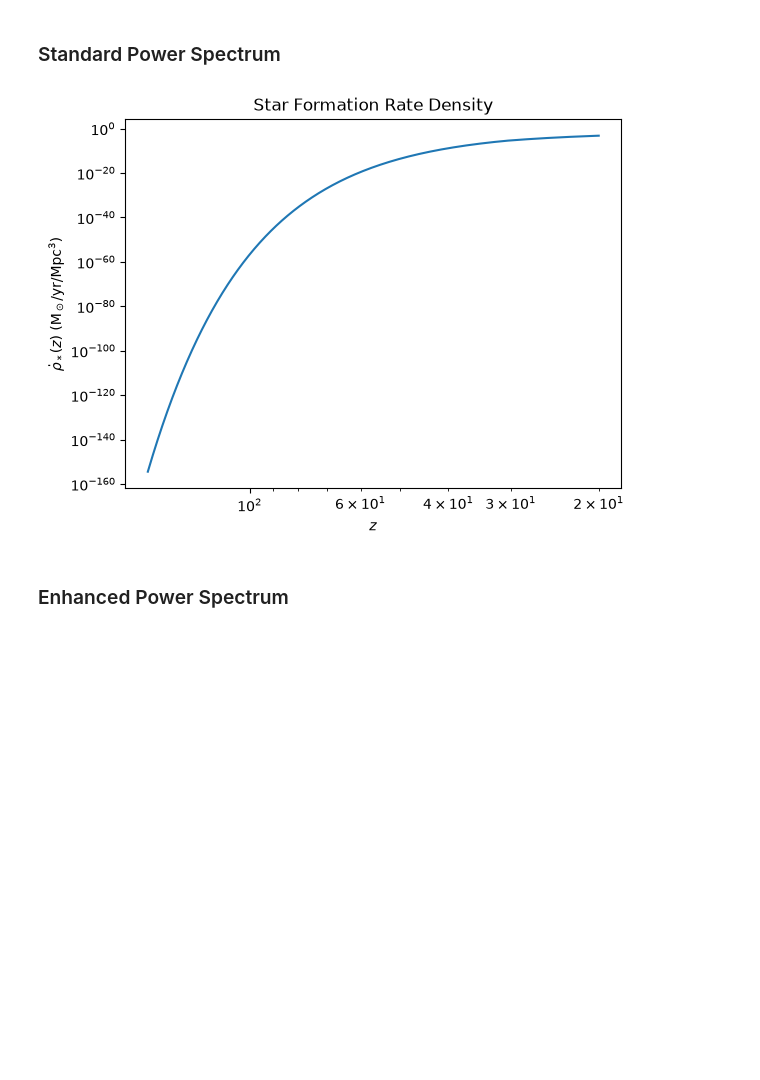
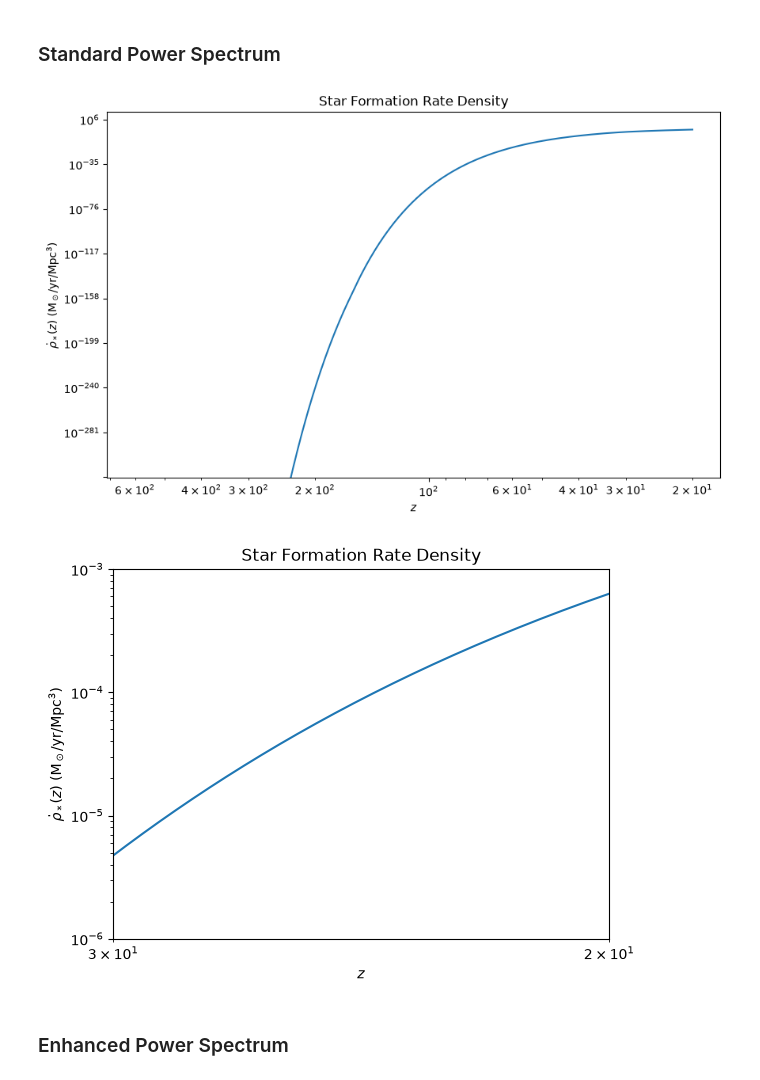
Before and after one commit to Galaxy-Formation-and-IGM/Enhanced-Primordial-Power-Spectrum, a Jupyter notebook: Notebooks/EnhancedPrimordial_PS.ipynb, the cells around one changed output. Saved outputs shown, nothing was run; the diff lists cells and outputs as text; code cells hidden in the pictures; blank space fills up the shorter version.

```diff
--- a/Notebooks/EnhancedPrimordial_PS.ipynb
+++ b/Notebooks/EnhancedPrimordial_PS.ipynb
@@ -213,5 +213,5 @@ P_test_vals = np.zeros((len(k_mean_val), len(TS.z_range), len(k_range)))
 for p in range(len(k_mean_val)):
     for i in range(len(TS.z_range)):
         for j in range(len(k_range)):
-            P_test_vals[p, i, j] = A_new * P_new(k_range[j], TS.z_range[i], A_G_val, k_mean_val[p], k_std_val, cutoff=np.inf)
+            P_test_vals[p, i, j] = A_new ** 2 * P_new(k_range[j], TS.z_range[i], A_G_val, k_mean_val[p], k_std_val, cutoff=np.inf)
 # %%
@@ -515,7 +511,7 @@ def PS_mass_function_new(M, z): # Returns dn/dlog_10M
         * np.exp(-0.5 * nu**2)
     )
 # %%
-z_vals = [0,2,4,6,8,10,15,20,100]
+z_vals = [0, 10, 20, 30, 100]
 
 for z in z_vals:
 
@@ -652,8 +656,22 @@ Approximate collapse redshift = 183.37
 # %%
 # We find that collapse redshift is greater than z=160 where temp law does not hold, we will use z=160 for now.
-z_early_grid = np.linspace(160, 20, 500)
+z_early_grid = np.linspace(600, 20, 1500)
 
 M_min_val_arr = np.zeros_like(z_early_grid) # initializing minimum mass array for each redshift
+#M_min_val_arr2 = np.zeros_like(z_early_grid) # initializing minimum mass array for each redshift
+
+"""
+
+# Finding minimum mass at each z gridpoint, strong coupling scheme
+for i in range(len(z_early_grid)):
+    M_min_val_arr[i] = M_min(z_early_grid[i])
+
+# Finding minimum mass at each z gridpoint, M_J scheme
+for i in range(len(z_early_grid)):
+    M_min_val_arr2[i] = M_min2(z_early_grid[i])
+
+
+"""
 
 # Finding minimum mass at each z gridpoint
 for i in range(len(z_early_grid)):
@@ -720,31 +740,63 @@ standard_SFRD_early_arr = np.zeros_like(z_early_grid)
 for i in range(len(z_early_grid)):
     standard_SFRD_early_arr[i] = SFRD_Standard(z_early_grid[i])
 # %%
+plt.figure(figsize = (10,6))
 plt.loglog(z_early_grid, standard_SFRD_early_arr)
 plt.gca().invert_xaxis()
 
 plt.xlabel(r'$z$')
 plt.ylabel(r'$\dot{\rho}_*(z)$ (M$_\odot$/yr/Mpc$^{3}$)')
 plt.title(r'Star Formation Rate Density')
+
+#plt.xlim(30, 20)
+#plt.ylim(10 ** (-6), 10 ** (-3))
 
 """
 
 save_dir = "../Figures/Enhanced_Primordial_PS/"
 
 # Create folder if it doesn't exist
 os.makedirs(save_dir, exist_ok=True)
 
 # Full path to output file
-save_path = os.path.join(save_dir, "SFRDStandardPS.png")
+save_path = os.path.join(save_dir, "SFRDStandardPS_JeansExtension.png")
 
 # Save figure
 plt.savefig(save_path, dpi=300, bbox_inches="tight")
 
 """
 
 plt.show()
+
+plt.loglog(z_early_grid, standard_SFRD_early_arr)
+plt.gca().invert_xaxis()
+
+plt.xlabel(r'$z$')
+plt.ylabel(r'$\dot{\rho}_*(z)$ (M$_\odot$/yr/Mpc$^{3}$)')
+plt.title(r'Star Formation Rate Density')
+
+plt.xlim(30, 20)
+plt.ylim(10 ** (-6), 10 ** (-3))
+
+"""
+
+save_dir = "../Figures/Enhanced_Primordial_PS/"
+
+# Create folder if it doesn't exist
+os.makedirs(save_dir, exist_ok=True)
+
+# Full path to output file
+save_path = os.path.join(save_dir, "SFRDStandardPSZoomIn_JeansExtension.png")
+
+# Save figure
+plt.savefig(save_path, dpi=300, bbox_inches="tight")
+
+"""
+
+plt.show()
 # %% [output]
-[figure, old version]
+[figure, new version]
+[figure, added]
 # %% [markdown]
 ### Enhanced Power Spectrum
 # %%
```
Also changed, not shown: parts of 24 cells of this notebook, 28 other files.
